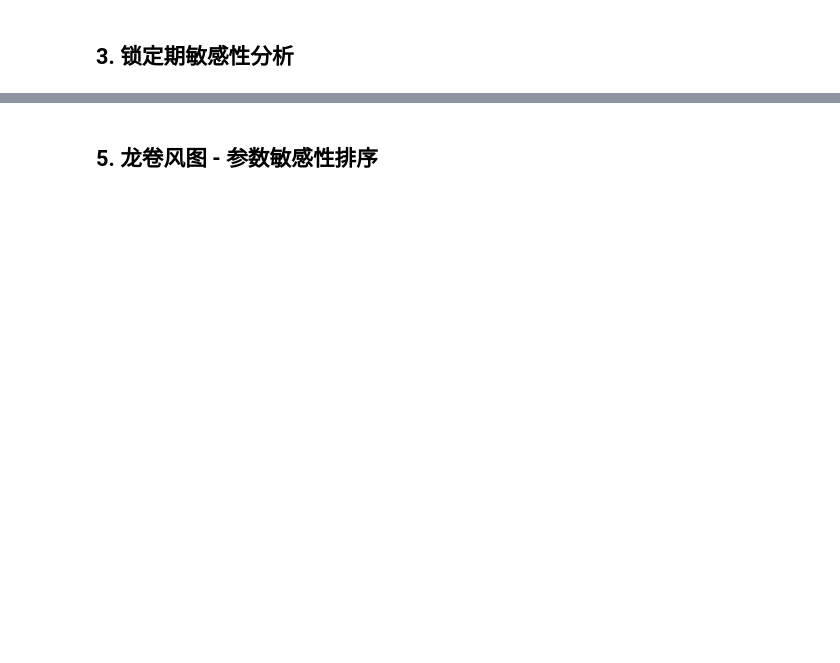
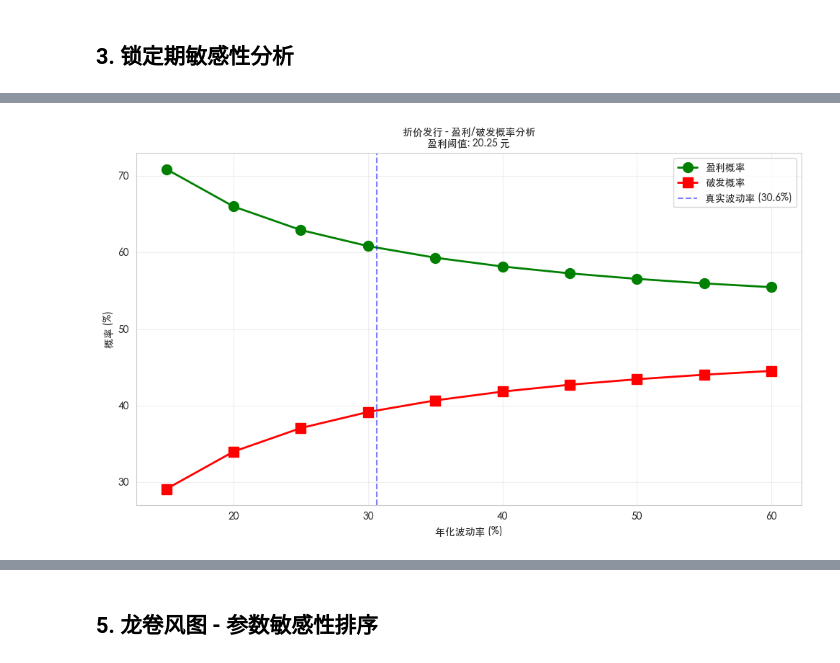
Before and after one commit to daiyipu/investment_valuation, a Jupyter notebook: price_maintenance_risk_analysis/notebooks/01_sensitivity_analysis.ipynb, the cells around one changed output, grey strips where cells are left out. Cells and saved outputs as stored; diff of their text form; code cells hidden in the pictures; blank space fills up the shorter version.

```diff
--- a/price_maintenance_risk_analysis/notebooks/01_sensitivity_analysis.ipynb
+++ b/price_maintenance_risk_analysis/notebooks/01_sensitivity_analysis.ipynb
@@ -317,21 +370,30 @@ for _, row in df_prob.iterrows():
 # %%
 # 可视化
 fig, ax = plt.subplots(figsize=(10, 6))
 ax.plot(df_prob['volatility']*100, df_prob['profit_probability']*100,
         'g-o', linewidth=2, markersize=10, label='盈利概率')
 ax.plot(df_prob['volatility']*100, df_prob['loss_probability']*100,
         'r-s', linewidth=2, markersize=10, label='破发概率')
+
+# 添加参考线：真实波动率
+real_vol = risk_params['volatility'] * 100
+ax.axvline(x=real_vol, color='b', linestyle='--', alpha=0.5, label=f'真实波动率 ({real_vol:.1f}%)')
+
 ax.set_xlabel('年化波动率 (%)', fontproperties=font_prop)
 ax.set_ylabel('概率 (%)', fontproperties=font_prop)
-ax.set_title('不同波动率下的盈亏概率分析', fontsize=14, fontweight='bold', fontproperties=font_prop)
+title = f'{issue_type} - 盈利/破发概率分析\n'
+title += f'盈利阈值: {df_prob["threshold"].iloc[0]:.2f} 元'
+ax.set_title(title, fontsize=14, fontweight='bold', fontproperties=font_prop)
 ax.legend(prop=font_prop)
 for label in ax.get_xticklabels():
     label.set_fontproperties(font_prop)
 for label in ax.get_yticklabels():
     label.set_fontproperties(font_prop)
 ax.grid(True, alpha=0.3)
 plt.tight_layout()
 plt.show()
+# %% [output]
+[figure, added]
 # %%
 # 参数敏感性分析（龙卷风图）
 # 分析各参数对收益率的影响
```
Also changed, not shown: parts of 13 cells of this notebook, 14 other files.
